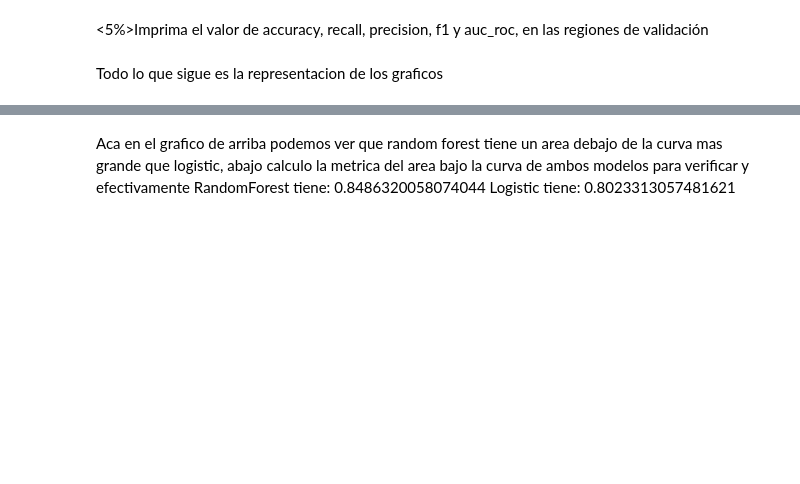
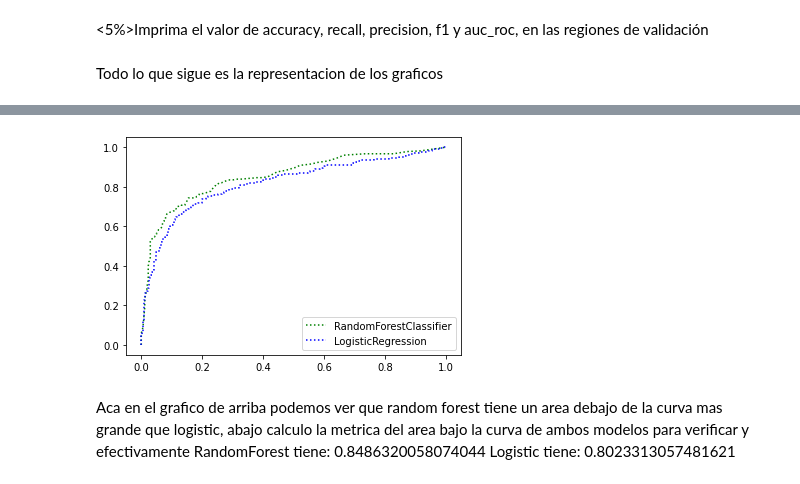
Before and after one commit to juanrojas09/Sistemas-Inteligentes-Practicos, a Jupyter notebook: PARCIAL 1/PrimerTP.ipynb, the cells around one changed output, grey strips where cells are left out. Saved outputs shown, nothing was run; the diff lists cells and outputs as text; code cells hidden in the pictures; blank space fills up the shorter version.

Commit message:
revisar la region test

```diff
--- a/PARCIAL 1/PrimerTP.ipynb
+++ b/PARCIAL 1/PrimerTP.ipynb
@@ -474,18 +462,10 @@ plt.show()
 # %%
 #Impleentamos la Precision y recall
-from sklearn.metrics import precision_score, recall_score
+# Crear el clasificador RandomForestClassifier
+from sklearn.metrics import f1_score, precision_recall_fscore_support, precision_score, recall_score, roc_auc_score
 
-
-
-
-#comparar modelos con curva roc, en este caso RandomForest y Logistic
-
-
-print("#############################################")
-# Crear el clasificador RandomForestClassifier
-from sklearn.metrics import roc_auc_score
-
-
+print("-----------------------------------------------------------------")
+print("RandomForestClassifier\n")
 forest_clf = RandomForestClassifier(random_state=42)
 
 # Obtener las probabilidades de la clase positiva mediante validación cruzada
@@ -493,54 +473,45 @@ y_probas_forest = cross_val_predict(forest_clf, x_train, y_train_1, cv=3, method
 
 # Seleccionar sólo la probabilidad de la clase positiva
 y_scores_forest = y_probas_forest[:, 1]
-print(y_scores_forest)
 
-#calculo la precision en la region de validacion
-print("Precision: ",precision_score(y_train_1,y_scores_forest))
-
-#calculo el recall en la region de validacion
-print("Recall: ",recall_score(y_train_1,y_scores_forest))
-
-#Implementamos f1 score en la region de validacion
-from sklearn.metrics import f1_score
-print("F1 Score:", f1_score(y_train_1,y_scores_forest))
-
-
-
-
-# Esto para calcular el area bajo la curva
+# Calcular la curva ROC y el área bajo la curva ROC
 fpr_forest, tpr_forest, thresholds_forest = roc_curve(y_train_1, y_scores_forest)
 roc_auc_forest = roc_auc_score(y_train_1, y_scores_forest)
 print("AUC-ROC para RandomForestClassifier: ", roc_auc_forest)
-print("#############################################")
+print("Largo >0,5: ",len(y_scores_forest[y_scores_forest > 0.5]))
+print("Largo total: ",len(y_probas_forest))
+#Ahora calculo el precision, recall, f1-score, para los scores >0,5
+# calcular las métricas
+precision, recall, f1, _ = precision_recall_fscore_support(y_train_1, y_scores_forest > 0.5, average='binary')
+#quiero printear y_scores_forest > 5
+
+print("RandomForestClassifier con scores > 0.5:")
+print("Precision: ", precision)
+print("Recall: ", recall)
+print("F1-score: ", f1)
+
+print("-----------------------------------------------------------------")
+print("LogisticRegression\n")
 # Crear el clasificador LogisticRegression
 log_clf = LogisticRegression(random_state=42)
-
-# Oobtengo el score con cross val
+# Obtener las puntuaciones de decisión mediante validación cruzada
 y_scores_log = cross_val_predict(log_clf, x_train, y_train_1, cv=3, method="decision_function")
-#y_scores_log = (y_scores_log[:, 1])
-
-
-
-
-#calculo la precision en la region de validacion
-print("Precision: ",precision_score(y_train_1,y_scores_log))
-
-#calculo el recall en la region de validacion
-print("Recall: ",recall_score(y_train_1,y_scores_log))
-
-#Implementamos f1 score en la region de validacion
-from sklearn.metrics import f1_score
-print("F1 Score:", f1_score(y_train_1,y_scores_log))
-
-
-
-
+y_pred_log = (y_scores_log > 0.5)
 # Calcular la curva ROC y el área bajo la curva ROC
 fpr_log, tpr_log, thresholds_log = roc_curve(y_train_1, y_scores_log)
 roc_auc_log = roc_auc_score(y_train_1, y_scores_log)
 print("AUC-ROC para LogisticRegression: ", roc_auc_log)
+# Calcular precisión, recall y f1-score para los scores > 0.5
+precision_log = precision_score(y_train_1, y_pred_log)
+recall_log = recall_score(y_train_1, y_pred_log)
+f1_log = f1_score(y_train_1, y_pred_log)
 
+print("LogisticRegression con scores > 0.5:")
+print("Precisión Logistic:", precision_log)
+print("Recall Logistic:", recall_log)
+print("F1-score Logistic: ", f1_log ,"\n")
+
+print("-----------------------------------------------------------------")
 # Graficar la curva ROC para comparar
 plt.plot(fpr_forest, tpr_forest, "g:", label="RandomForestClassifier")
 plt.plot(fpr_log, tpr_log, "b:", label="LogisticRegression")
@@ -568,3 +558,4 @@ ValueError: Classification metrics can't handle a mix of binary and continuous t
+[figure, added]
 # %% [markdown]
 Aca en el grafico de arriba podemos ver que random forest tiene un area debajo de la curva mas grande que logistic, abajo calculo la metrica del area bajo la curva de ambos modelos para verificar y efectivamente
 RandomForest tiene: 0.8486320058074044
```
Also changed, not shown: parts of 14 cells of this notebook, 1 other file.
